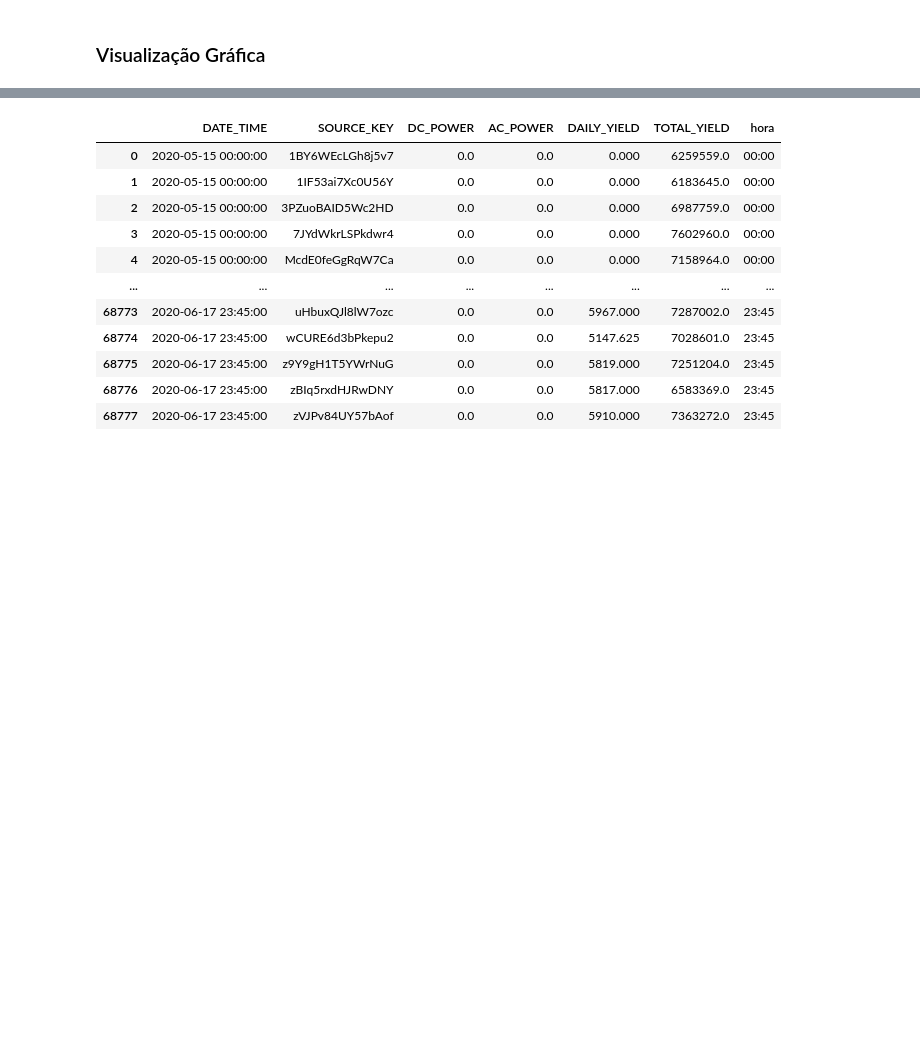
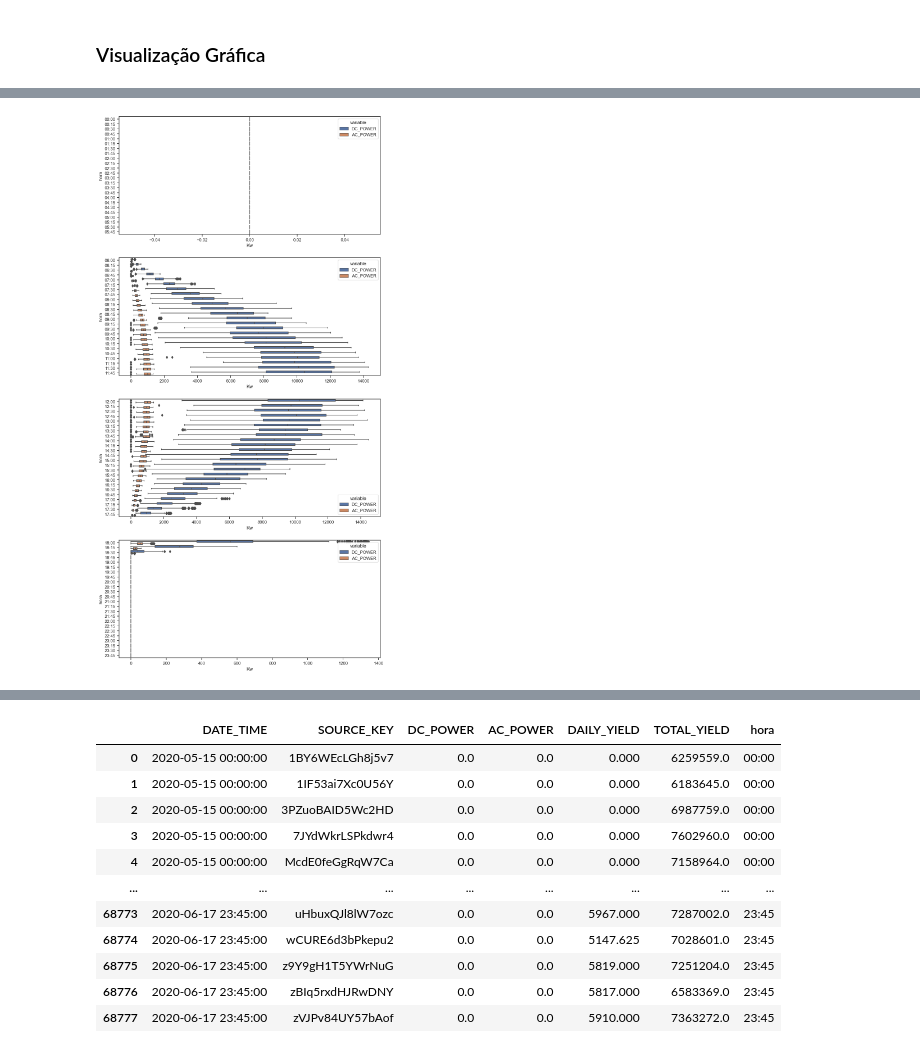
Before and after one commit to AlcidesGP/Portfolio, a Jupyter notebook: ProjetoSemantix/Semantix.ipynb, the cells around one changed output, grey strips where cells are left out. Drawn from its saved outputs; the diff is of its cells as text; code cells hidden in the pictures; blank space fills up the shorter version.

```diff
--- a/ProjetoSemantix/Semantix.ipynb
+++ b/ProjetoSemantix/Semantix.ipynb
@@ -160,0 +178,25 @@ sns.set(style='ticks')
+# %%
+plt.figure(figsize=(12,25))
+tamanho = (4,1)
+
+classes = a1['classe'].unique().tolist()
+count = 0
+for row in range(4):
+    for col in range(1):
+
+        ax = plt.subplot2grid(
+                tamanho,
+                (row,col)
+            )
+
+        a = a1.copy()
+        a = a.loc[a['classe'] == classes[count]]
+        c = a[['DC_POWER','AC_POWER','hora']].melt(id_vars='hora')
+
+        sns.boxplot(data=c, y='hora',x='value',hue='variable', orient='h')
+        ax.set_xlabel("Kw")
+
+
+        count +=1
+# %% [output]
+[figure, added]
```
Also changed, not shown: parts of 11 cells of this notebook, 9 other files.
